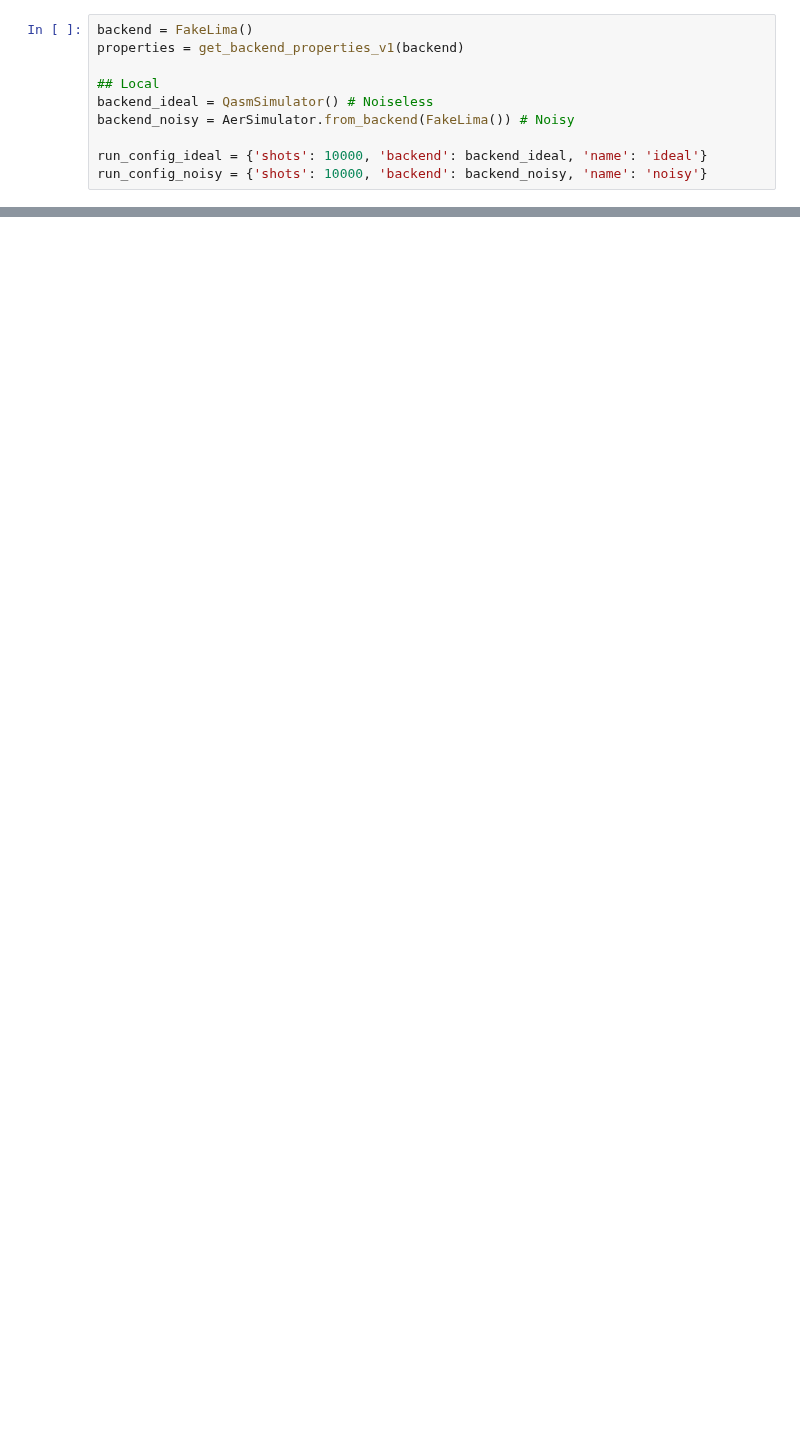
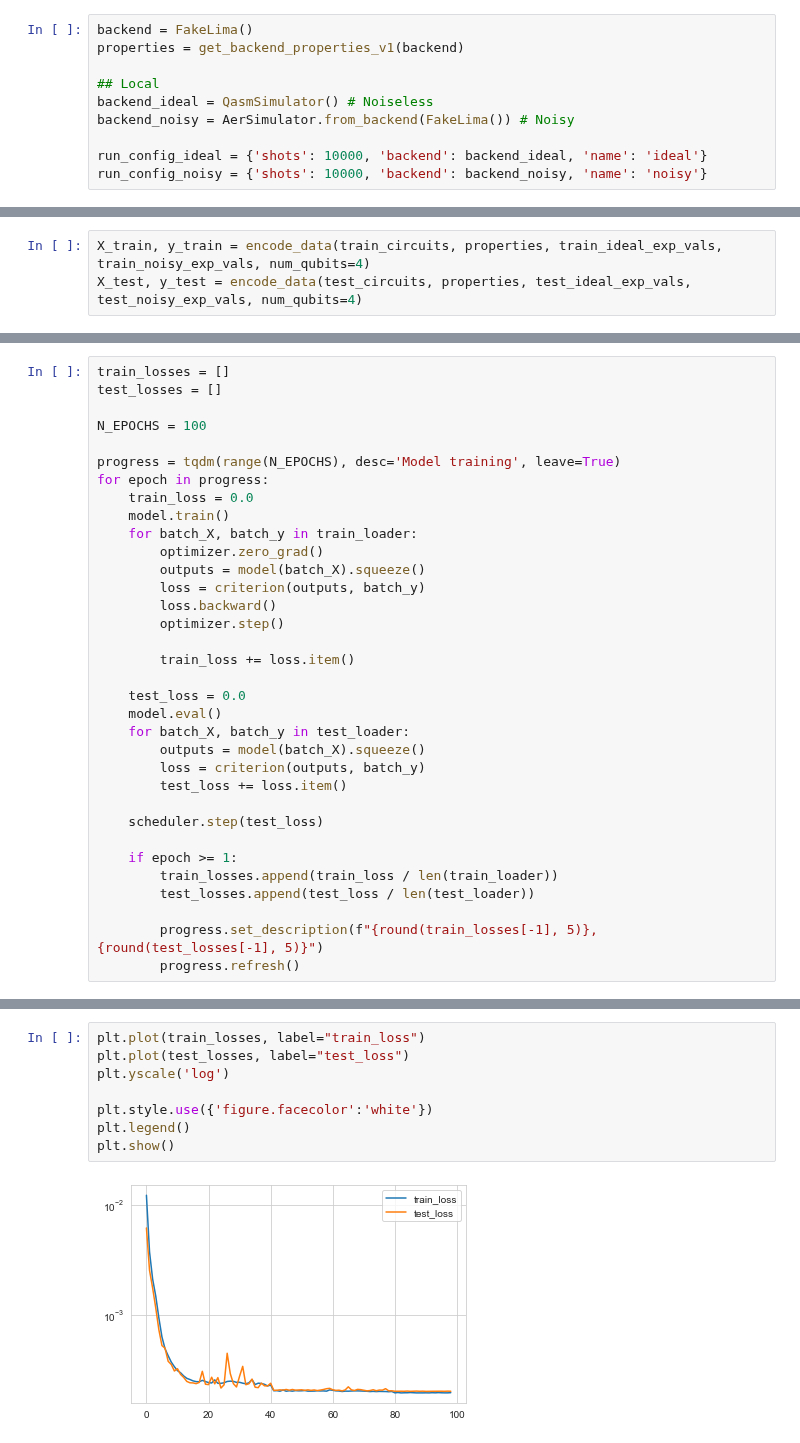
Before and after one commit to qiskit-community/ml-qem, a Jupyter notebook: docs/tutorials/h10_mlp.ipynb, the cells around one changed output, grey strips where cells are left out. Saved outputs shown, nothing was run; the diff lists cells and outputs as text; blank space fills up the shorter version.

```diff
--- a/docs/tutorials/h10_mlp.ipynb
+++ b/docs/tutorials/h10_mlp.ipynb
@@ -167,0 +138,3 @@ test_loss =
+# %%
+X_train, y_train = encode_data(train_circuits, properties, train_ideal_exp_vals, train_noisy_exp_vals, num_qubits=4)
+X_test, y_test = encode_data(test_circuits, properties, test_ideal_exp_vals, test_noisy_exp_vals, num_qubits=4)
@@ -167,0 +169,34 @@ test_loss =
+# %%
+train_losses = []
+test_losses = []
+
+N_EPOCHS = 100
+
+progress = tqdm(range(N_EPOCHS), desc='Model training', leave=True)
+for epoch in progress:
+    train_loss = 0.0
+    model.train()
+    for batch_X, batch_y in train_loader:
+        optimizer.zero_grad()
+        outputs = model(batch_X).squeeze()
+        loss = criterion(outputs, batch_y)
+        loss.backward()
+        optimizer.step()
+
+        train_loss += loss.item()
+
+    test_loss = 0.0
+    model.eval()
+    for batch_X, batch_y in test_loader:
+        outputs = model(batch_X).squeeze()
+        loss = criterion(outputs, batch_y)
+        test_loss += loss.item()
+
+    scheduler.step(test_loss)
+
+    if epoch >= 1:
+        train_losses.append(train_loss / len(train_loader))
+        test_losses.append(test_loss / len(test_loader))
+
+        progress.set_description(f"{round(train_losses[-1], 5)}, {round(test_losses[-1], 5)}")
+        progress.refresh()
@@ -167,0 +206,10 @@ test_loss =
+# %%
+plt.plot(train_losses, label="train_loss")
+plt.plot(test_losses, label="test_loss")
+plt.yscale('log')
+
+plt.style.use({'figure.facecolor':'white'})
+plt.legend()
+plt.show()
+# %% [output]
+[figure, added]
```
Also changed, not shown: parts of 17 cells of this notebook, 17 other files.
